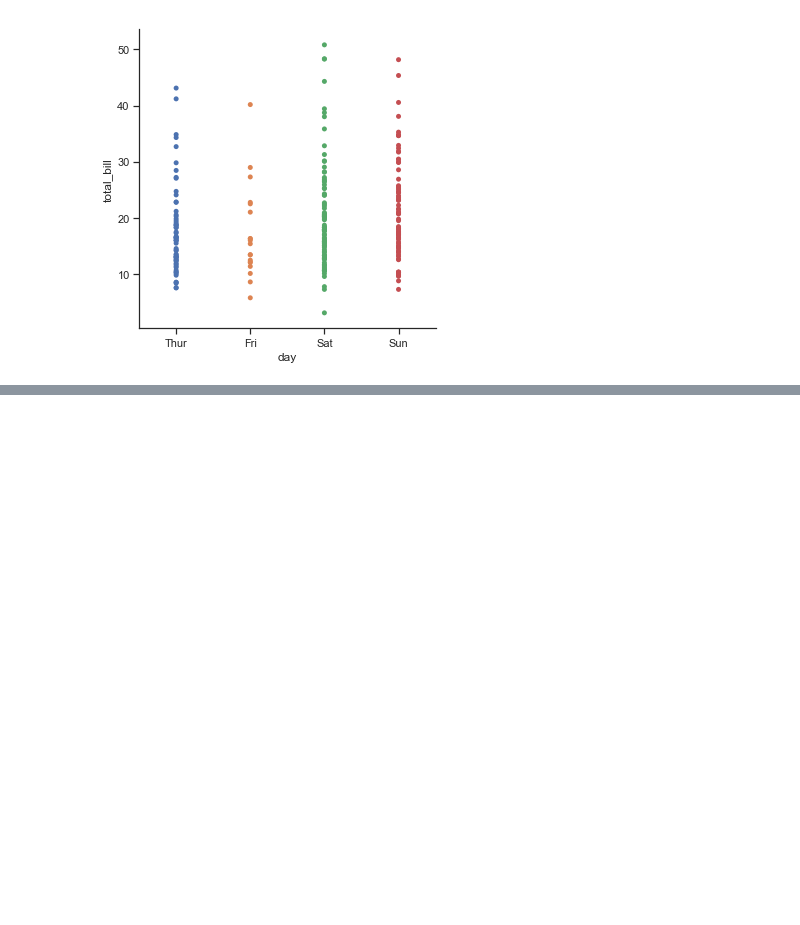
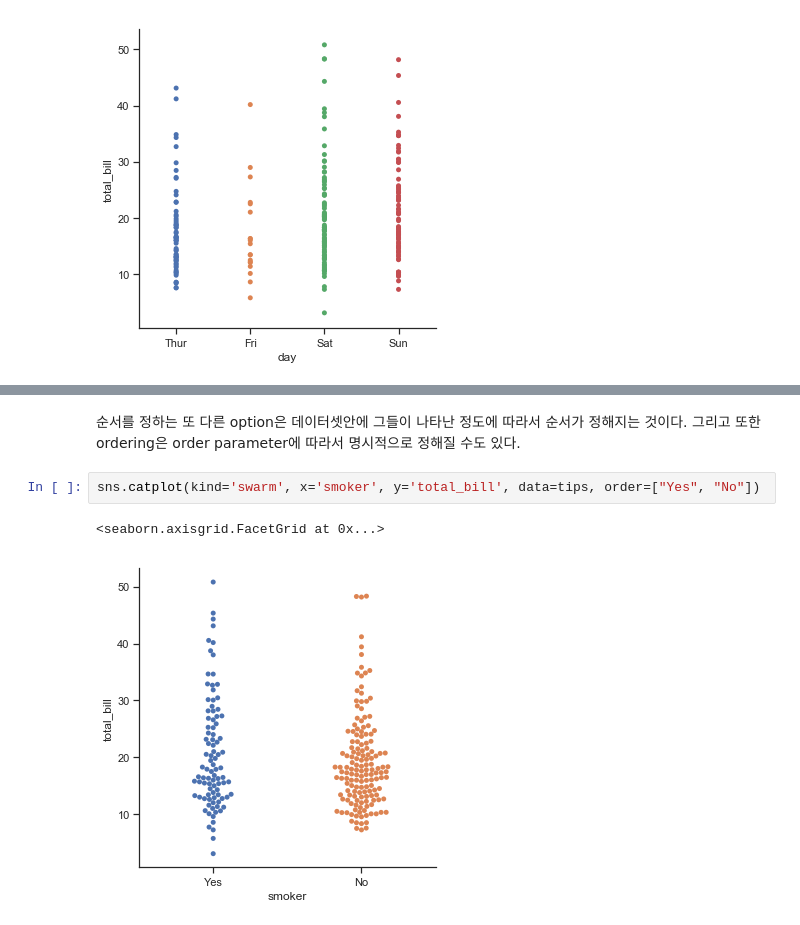
Before and after one commit to amzojh/kaggle, a Jupyter notebook: datavisualization_tutorial/Plotting_with_categrical_data.ipynb, the cells around one changed output, grey strips where cells are left out. Drawn from its saved outputs; the diff is of its cells as text; blank space fills up the shorter version.

```diff
--- a/datavisualization_tutorial/Plotting_with_categrical_data.ipynb
+++ b/datavisualization_tutorial/Plotting_with_categrical_data.ipynb
@@ -66,0 +86,7 @@ sns.catplot(kind='strip', x='day', y='total_bill', jitter=False, data=tips)
+# %% [markdown]
+순서를 정하는 또 다른 option은 데이터셋안에 그들이 나타난 정도에 따라서 순서가 정해지는 것이다. 그리고 또한 ordering은 order parameter에 따라서 명시적으로 정해질 수도 있다.
+# %%
+sns.catplot(kind='swarm', x='smoker', y='total_bill', data=tips, order=["Yes", "No"])
+# %% [output]
+<seaborn.axisgrid.FacetGrid at 0x...>
+[figure, added]
```
Also changed, not shown: parts of 49 cells of this notebook.
